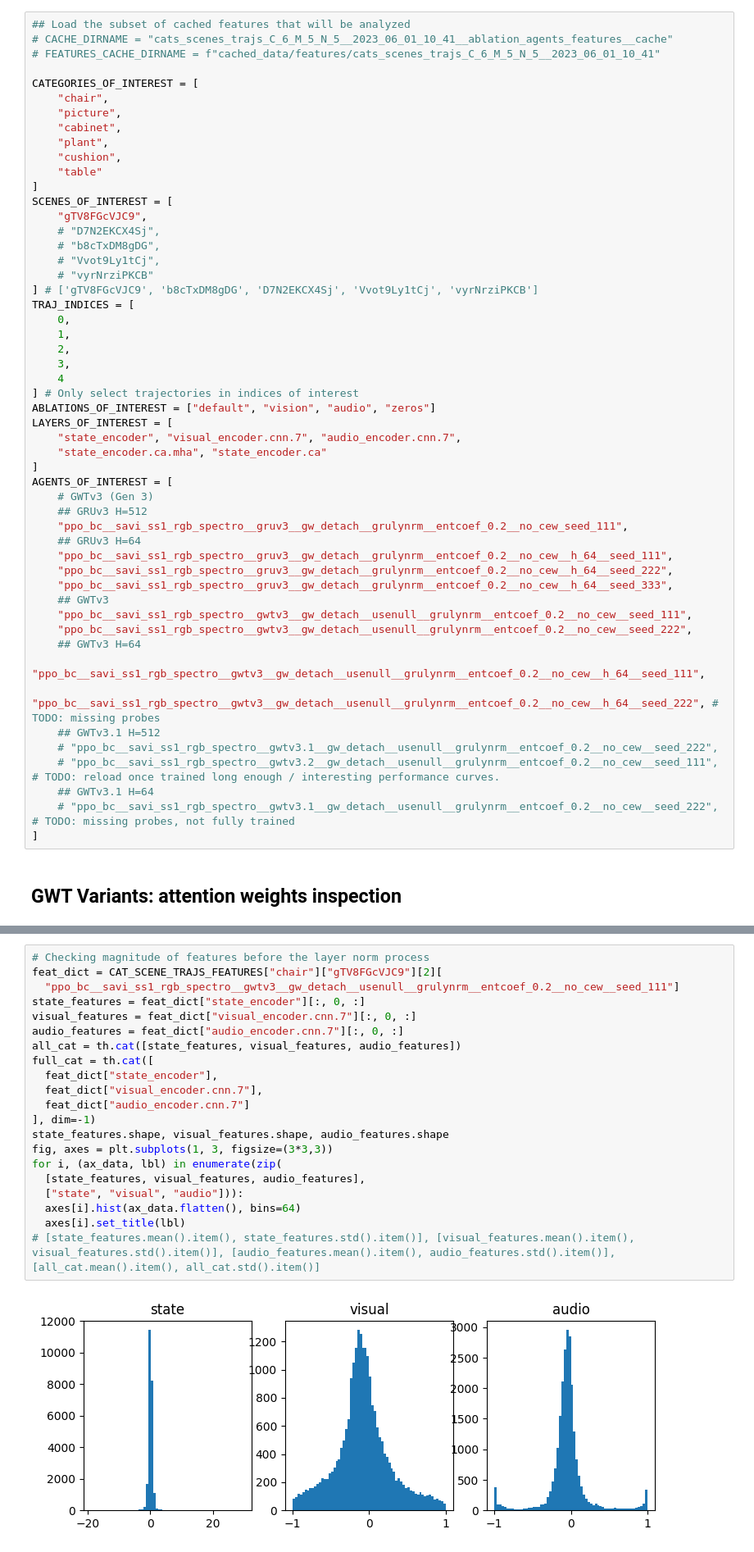
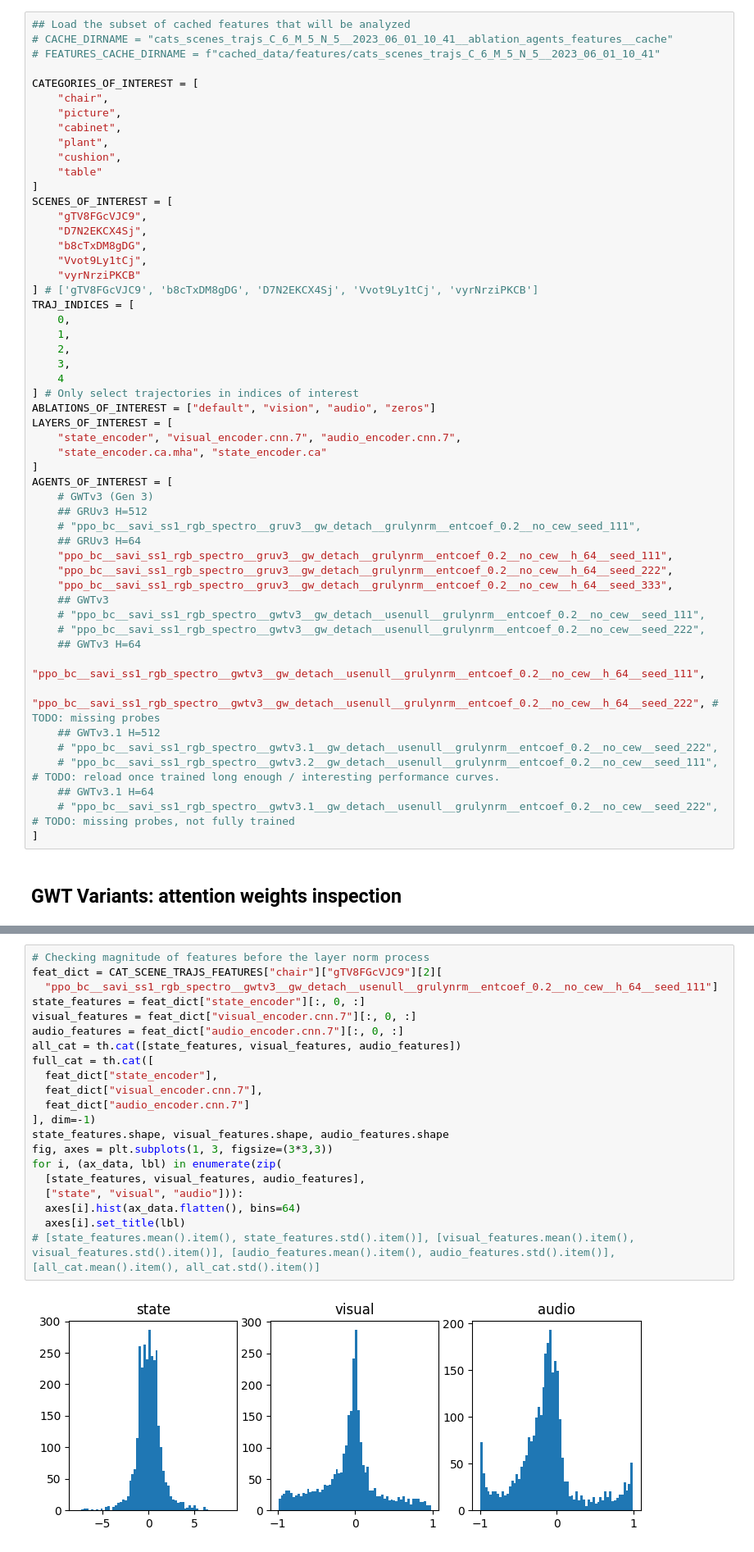
Before and after one commit to arayabrain/multimodal-global-workspace-agent, a Jupyter notebook: ppo/SAVI_v3_Analysis.ipynb, the cells around one changed output, grey strips where cells are left out. Shown at 82% size. Drawn from its saved outputs; the diff is of its cells as text.

Commit message:
Added support for more seeds of each run, as well as their probing runs

```diff
--- a/ppo/SAVI_v3_Analysis.ipynb
+++ b/ppo/SAVI_v3_Analysis.ipynb
@@ -770,10 +770,10 @@ CATEGORIES_OF_INTEREST = [
 ]
 SCENES_OF_INTEREST = [
     "gTV8FGcVJC9",
-    # "D7N2EKCX4Sj",
-    # "b8cTxDM8gDG",
-    # "Vvot9Ly1tCj",
-    # "vyrNrziPKCB"
+    "D7N2EKCX4Sj",
+    "b8cTxDM8gDG",
+    "Vvot9Ly1tCj",
+    "vyrNrziPKCB"
 ] # ['gTV8FGcVJC9', 'b8cTxDM8gDG', 'D7N2EKCX4Sj', 'Vvot9Ly1tCj', 'vyrNrziPKCB']
 TRAJ_INDICES = [
     0,
@@ -790,14 +790,14 @@ LAYERS_OF_INTEREST = [
 AGENTS_OF_INTEREST = [
     # GWTv3 (Gen 3)
     ## GRUv3 H=512
-    "ppo_bc__savi_ss1_rgb_spectro__gruv3__gw_detach__grulynrm__entcoef_0.2__no_cew_seed_111",
+    # "ppo_bc__savi_ss1_rgb_spectro__gruv3__gw_detach__grulynrm__entcoef_0.2__no_cew_seed_111",
     ## GRUv3 H=64
     "ppo_bc__savi_ss1_rgb_spectro__gruv3__gw_detach__grulynrm__entcoef_0.2__no_cew__h_64__seed_111",
     "ppo_bc__savi_ss1_rgb_spectro__gruv3__gw_detach__grulynrm__entcoef_0.2__no_cew__h_64__seed_222",
     "ppo_bc__savi_ss1_rgb_spectro__gruv3__gw_detach__grulynrm__entcoef_0.2__no_cew__h_64__seed_333",
     ## GWTv3
-    "ppo_bc__savi_ss1_rgb_spectro__gwtv3__gw_detach__usenull__grulynrm__entcoef_0.2__no_cew__seed_111",
-    "ppo_bc__savi_ss1_rgb_spectro__gwtv3__gw_detach__usenull__grulynrm__entcoef_0.2__no_cew__seed_222",
+    # "ppo_bc__savi_ss1_rgb_spectro__gwtv3__gw_detach__usenull__grulynrm__entcoef_0.2__no_cew__seed_111",
+    # "ppo_bc__savi_ss1_rgb_spectro__gwtv3__gw_detach__usenull__grulynrm__entcoef_0.2__no_cew__seed_222",
     ## GWTv3 H=64
     "ppo_bc__savi_ss1_rgb_spectro__gwtv3__gw_detach__usenull__grulynrm__entcoef_0.2__no_cew__h_64__seed_111",
     "ppo_bc__savi_ss1_rgb_spectro__gwtv3__gw_detach__usenull__grulynrm__entcoef_0.2__no_cew__h_64__seed_222", # TODO: missing probes
@@ -969,26 +969,26 @@ for i, (ax_data, lbl) in enumerate(zip(
 # %%
 # Checking magnitude of features before the layer norm process
 feat_dict = CAT_SCENE_TRAJS_FEATURES["chair"]["gTV8FGcVJC9"][2][
-  "ppo_bc__savi_ss1_rgb_spectro__gwtv3__gw_detach__usenull__grulynrm__entcoef_0.2__no_cew__seed_111"]
+  "ppo_bc__savi_ss1_rgb_spectro__gwtv3__gw_detach__usenull__grulynrm__entcoef_0.2__no_cew__h_64__seed_111"]
 state_features = feat_dict["state_encoder"][:, 0, :]
 visual_features = feat_dict["visual_encoder.cnn.7"][:, 0, :]
 audio_features = feat_dict["audio_encoder.cnn.7"][:, 0, :]
 all_cat = th.cat([state_features, visual_features, audio_features])
 full_cat = th.cat([
   feat_dict["state_encoder"],
   feat_dict["visual_encoder.cnn.7"],
   feat_dict["audio_encoder.cnn.7"]
 ], dim=-1)
 state_features.shape, visual_features.shape, audio_features.shape
 fig, axes = plt.subplots(1, 3, figsize=(3*3,3))
 for i, (ax_data, lbl) in enumerate(zip(
   [state_features, visual_features, audio_features],
   ["state", "visual", "audio"])):
   axes[i].hist(ax_data.flatten(), bins=64)
   axes[i].set_title(lbl)
 # [state_features.mean().item(), state_features.std().item()], [visual_features.mean().item(), visual_features.std().item()], [audio_features.mean().item(), audio_features.std().item()], [all_cat.mean().item(), all_cat.std().item()]
 # %% [output]
-[figure, old version]
+[figure, new version]
 # %%
 full_cat = th.cat([
   feat_dict["state_encoder"],
```
Also changed, not shown: parts of 11 cells of this notebook.
